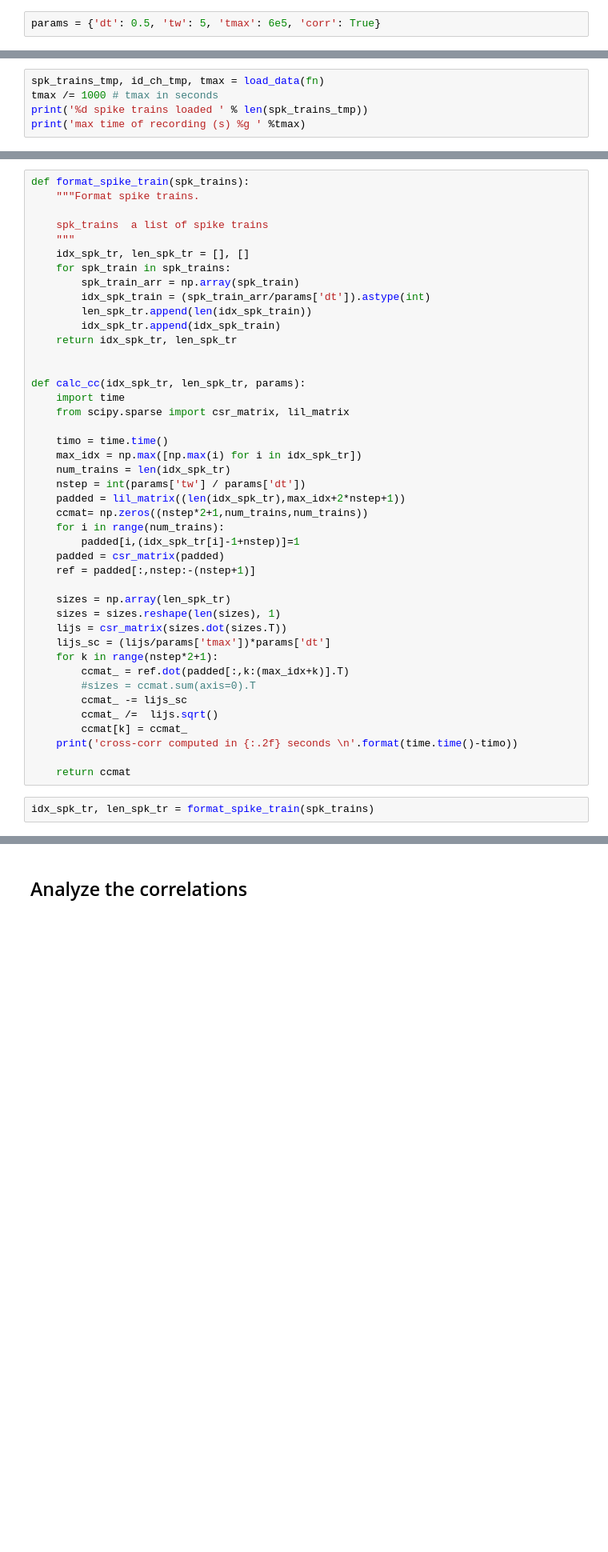
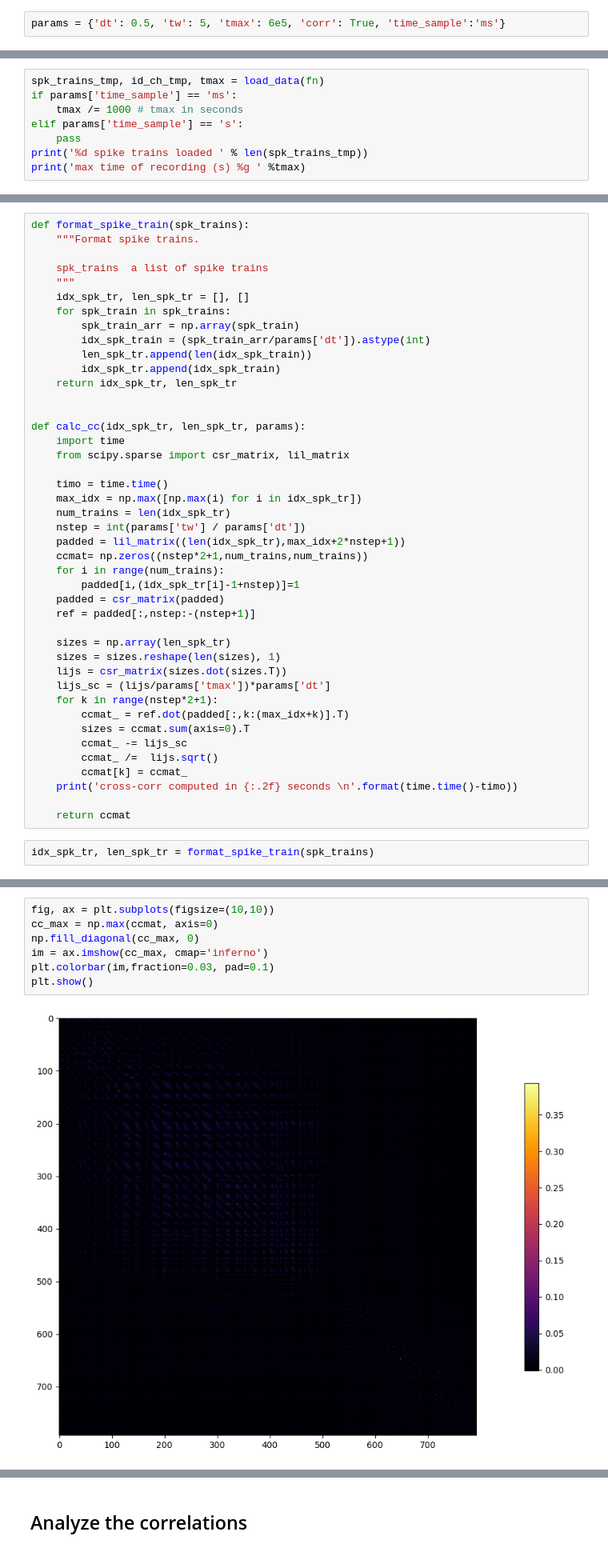
Before and after one commit to FMarmoreo/cross_spike_train, a Jupyter notebook: spike_train.ipynb, the cells around one changed output, grey strips where cells are left out. Shown at 80% size. Drawn from its saved outputs; the diff is of its cells as text; blank space fills up the shorter version.

Commit message:
plot

```diff
--- a/spike_train.ipynb
+++ b/spike_train.ipynb
@@ -15,7 +15,7 @@ References:
 # %%
 import numpy as np
 # %%
-params = {'dt': 0.5, 'tw': 5, 'tmax': 6e5, 'corr': True}
+params = {'dt': 0.5, 'tw': 5, 'tmax': 6e5, 'corr': True, 'time_sample':'ms'}
 # %%
 def load_data(fname_spike_train, update_tmax=True):
     """Load data."""
@@ -46,7 +46,10 @@ if not(os.path.isfile('data/data.npy')):
 fn = 'data/data.npy'
 # %%
 spk_trains_tmp, id_ch_tmp, tmax = load_data(fn)
-tmax /= 1000 # tmax in seconds
+if params['time_sample'] == 'ms':
+    tmax /= 1000 # tmax in seconds
+elif params['time_sample'] == 's':
+    pass
 print('%d spike trains loaded ' % len(spk_trains_tmp))
 print('max time of recording (s) %g ' %tmax)
 # %% [output]
@@ -116,7 +120,7 @@ def calc_cc(idx_spk_tr, len_spk_tr, params):
     lijs_sc = (lijs/params['tmax'])*params['dt']
     for k in range(nstep*2+1):
         ccmat_ = ref.dot(padded[:,k:(max_idx+k)].T)
-        #sizes = ccmat.sum(axis=0).T
+        sizes = ccmat.sum(axis=0).T
         ccmat_ -= lijs_sc
         ccmat_ /=  lijs.sqrt()
         ccmat[k] = ccmat_
@@ -177,0 +138,9 @@ cross-corr computed in 1.77 seconds
+# %%
+fig, ax = plt.subplots(figsize=(10,10))
+cc_max = np.max(ccmat, axis=0)
+np.fill_diagonal(cc_max, 0)
+im = ax.imshow(cc_max, cmap='inferno')
+plt.colorbar(im,fraction=0.03, pad=0.1)
+plt.show()
+# %% [output]
+[figure, added]
```
Also changed, not shown: parts of 6 cells of this notebook, 1 other file.
